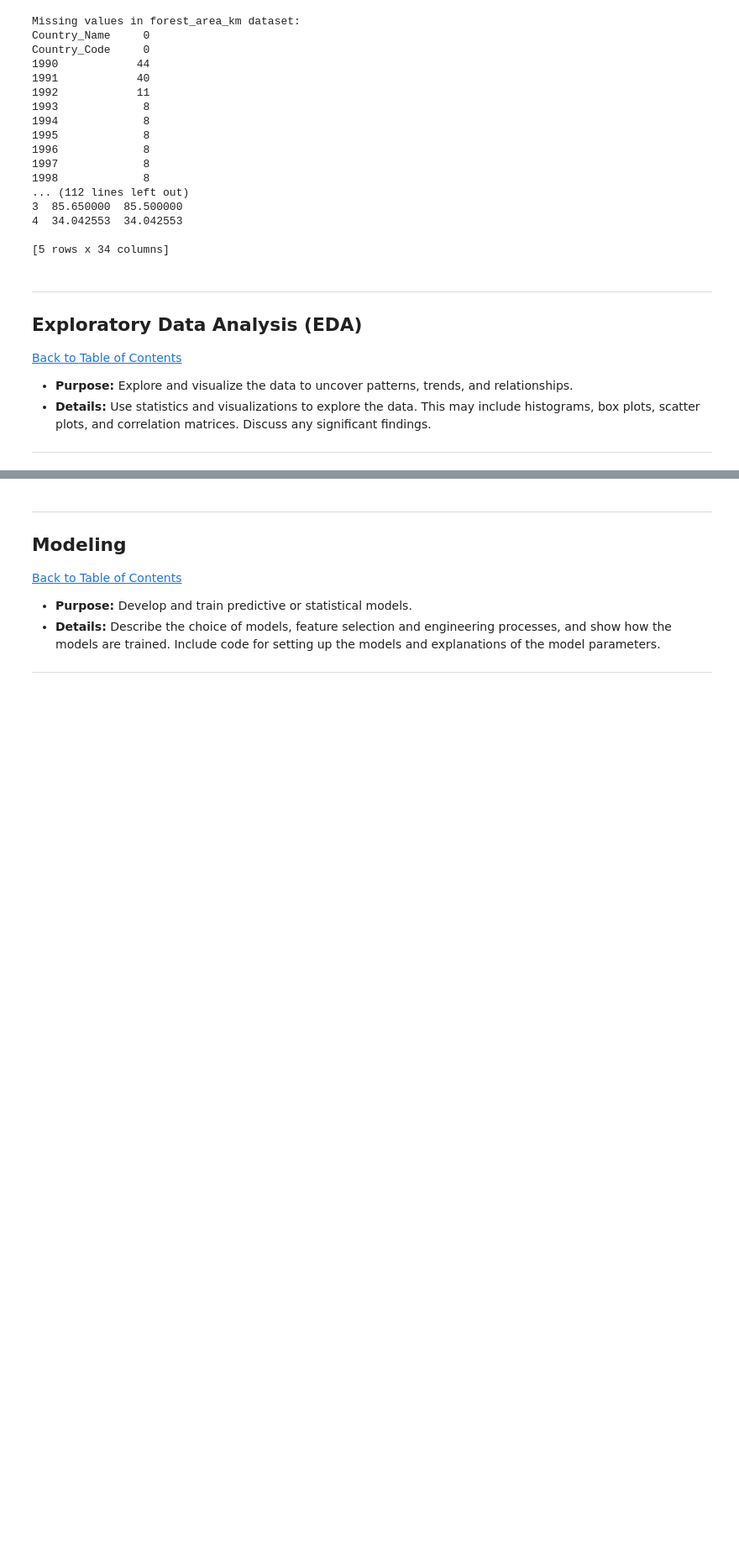
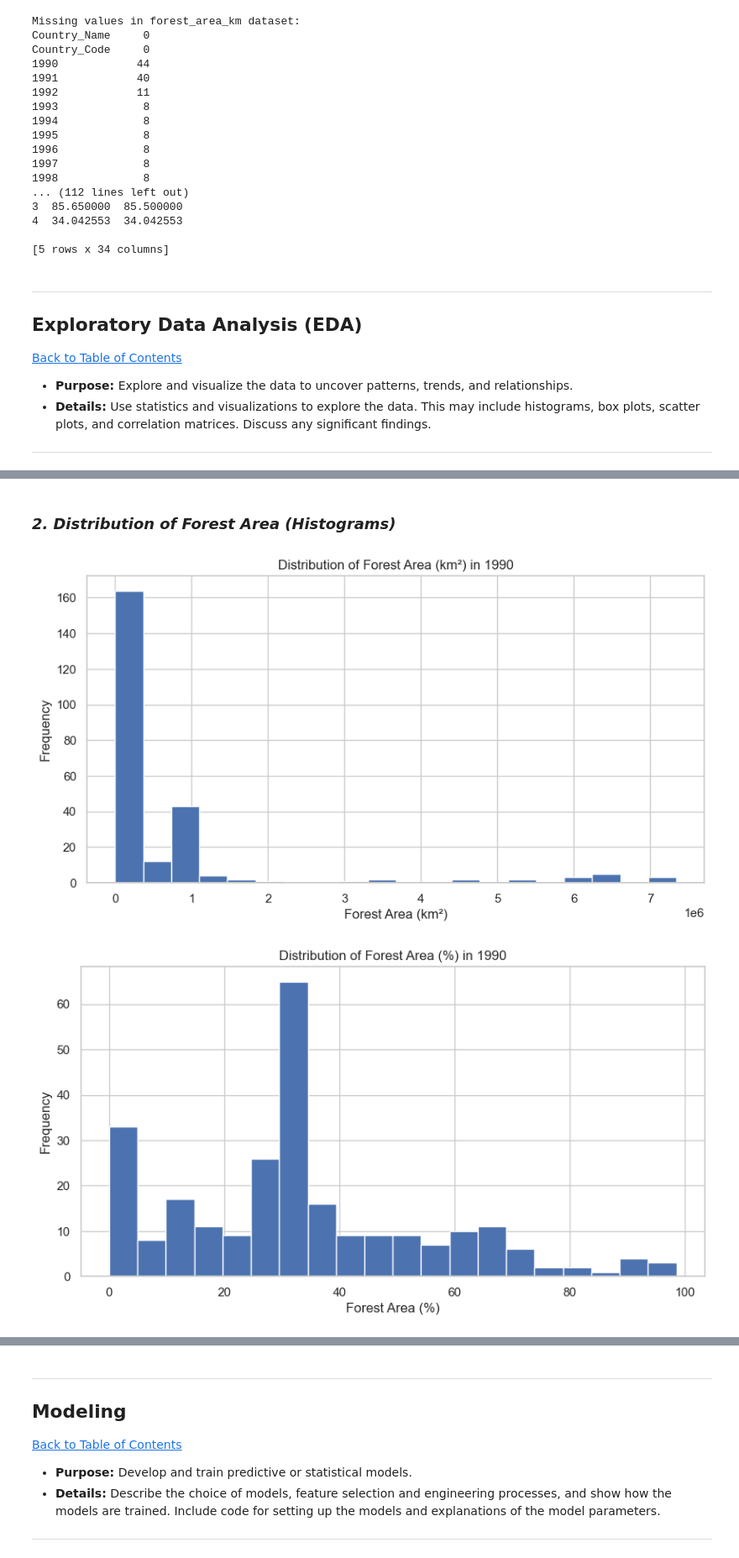
Before and after one commit to Khupukani/Global_Deforestation, a Jupyter notebook: QCTO---Workplace-Module-Notebook-Template-4571.ipynb, the cells around one changed output, grey strips where cells are left out. Shown at 84% size. Drawn from its saved outputs; the diff is of its cells as text; code cells hidden in the pictures; blank space fills up the shorter version.

```diff
--- a/QCTO---Workplace-Module-Notebook-Template-4571.ipynb
+++ b/QCTO---Workplace-Module-Notebook-Template-4571.ipynb
@@ -214,0 +243,23 @@ Country_Code     0
+# %% [markdown]
+### *2. Distribution of Forest Area (Histograms)*
+# %%
+import matplotlib.pyplot as plt
+
+# Plot histogram for forest area in square kilometers in 1990
+plt.figure(figsize=(10, 5))
+forest_area_km['1990'].hist(bins=20)
+plt.title("Distribution of Forest Area (km²) in 1990")
+plt.xlabel("Forest Area (km²)")
+plt.ylabel("Frequency")
+plt.show()
+
+# Plot histogram for forest area percentage in 1990
+plt.figure(figsize=(10, 5))
+forest_area_percent['1990'].hist(bins=20)
+plt.title("Distribution of Forest Area (%) in 1990")
+plt.xlabel("Forest Area (%)")
+plt.ylabel("Frequency")
+plt.show()
+# %% [output]
+[figure, added]
+[figure, added]
```
Also changed, not shown: parts of 8 cells of this notebook.
